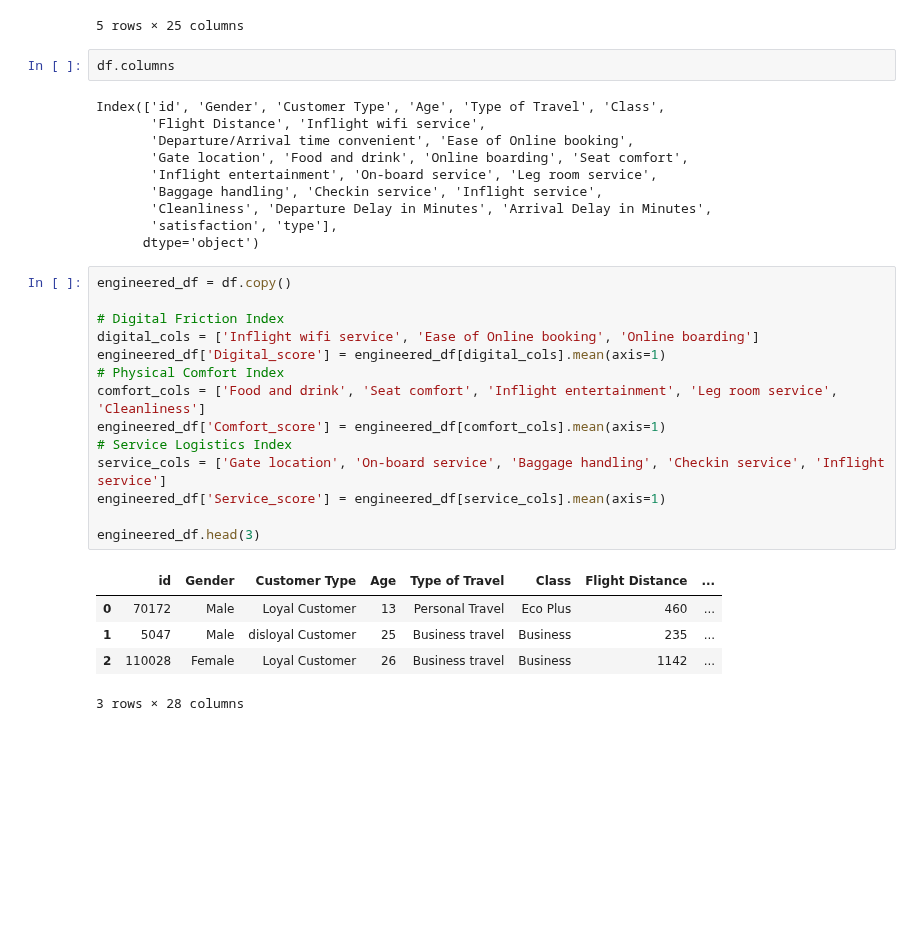
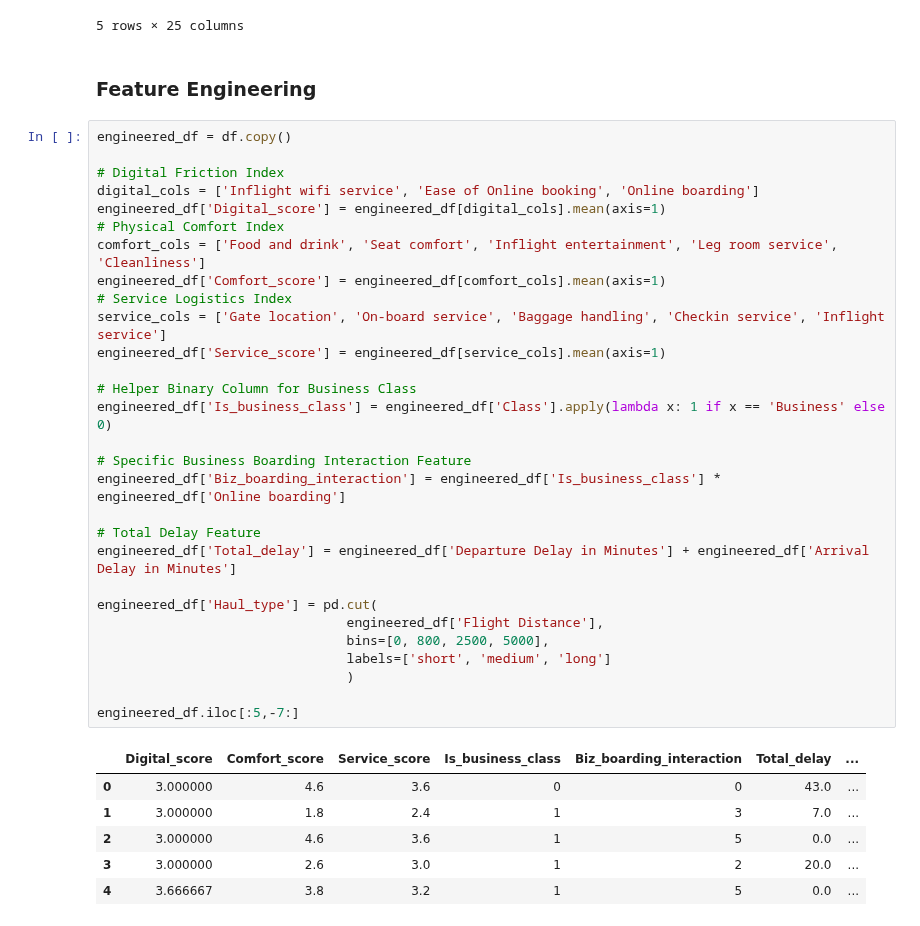
Before and after one commit to T-Godwins/airline-project, a Jupyter notebook: technical_analysis/03_training_and_evalution.ipynb, the cells around one changed output. Drawn from its saved outputs; the diff is of its cells as text; blank space fills up the shorter version.

```diff
--- a/technical_analysis/03_training_and_evalution.ipynb
+++ b/technical_analysis/03_training_and_evalution.ipynb
@@ -27,35 +27,41 @@ display(df.head())
 | 3 | 24026 | Female | Loyal Customer | 25 | Business travel | Business | 562 | ... |
 | 4 | 119299 | Male | Loyal Customer | 61 | Business travel | Business | 214 | ... |
 5 rows × 25 columns
-# %%
-df.columns
-# %% [output]
-Index(['id', 'Gender', 'Customer Type', 'Age', 'Type of Travel', 'Class',
-       'Flight Distance', 'Inflight wifi service',
-       'Departure/Arrival time convenient', 'Ease of Online booking',
-       'Gate location', 'Food and drink', 'Online boarding', 'Seat comfort',
-       'Inflight entertainment', 'On-board service', 'Leg room service',
-       'Baggage handling', 'Checkin service', 'Inflight service',
-       'Cleanliness', 'Departure Delay in Minutes', 'Arrival Delay in Minutes',
-       'satisfaction', 'type'],
-      dtype='object')
+# %% [markdown]
+### Feature Engineering
 # %%
 engineered_df = df.copy()
 
 # Digital Friction Index
 digital_cols = ['Inflight wifi service', 'Ease of Online booking', 'Online boarding']
 engineered_df['Digital_score'] = engineered_df[digital_cols].mean(axis=1)
 # Physical Comfort Index
 comfort_cols = ['Food and drink', 'Seat comfort', 'Inflight entertainment', 'Leg room service', 'Cleanliness']
 engineered_df['Comfort_score'] = engineered_df[comfort_cols].mean(axis=1)
 # Service Logistics Index
 service_cols = ['Gate location', 'On-board service', 'Baggage handling', 'Checkin service', 'Inflight service']
 engineered_df['Service_score'] = engineered_df[service_cols].mean(axis=1)
 
-engineered_df.head(3)
+# Helper Binary Column for Business Class
+engineered_df['Is_business_class'] = engineered_df['Class'].apply(lambda x: 1 if x == 'Business' else 0)
+
+# Specific Business Boarding Interaction Feature
+engineered_df['Biz_boarding_interaction'] = engineered_df['Is_business_class'] * engineered_df['Online boarding']
+
+# Total Delay Feature
+engineered_df['Total_delay'] = engineered_df['Departure Delay in Minutes'] + engineered_df['Arrival Delay in Minutes']
+
+engineered_df['Haul_type'] = pd.cut(
+                                engineered_df['Flight Distance'],
+                                bins=[0, 800, 2500, 5000],
+                                labels=['short', 'medium', 'long']
+                                )
+
+engineered_df.iloc[:5,-7:]
 # %% [output]
-|  | id | Gender | Customer Type | Age | Type of Travel | Class | Flight Distance | ... |
-| 0 | 70172 | Male | Loyal Customer | 13 | Personal Travel | Eco Plus | 460 | ... |
-| 1 | 5047 | Male | disloyal Customer | 25 | Business travel | Business | 235 | ... |
-| 2 | 110028 | Female | Loyal Customer | 26 | Business travel | Business | 1142 | ... |
+|  | Digital_score | Comfort_score | Service_score | Is_business_class | Biz_boarding_interaction | Total_delay | ... |
+| 0 | 3.000000 | 4.6 | 3.6 | 0 | 0 | 43.0 | ... |
+| 1 | 3.000000 | 1.8 | 2.4 | 1 | 3 | 7.0 | ... |
+| 2 | 3.000000 | 4.6 | 3.6 | 1 | 5 | 0.0 | ... |
+| 3 | 3.000000 | 2.6 | 3.0 | 1 | 2 | 20.0 | ... |
+| 4 | 3.666667 | 3.8 | 3.2 | 1 | 5 | 0.0 | ... |
-3 rows × 28 columns
```
Also changed, not shown: parts of 3 cells of this notebook.
